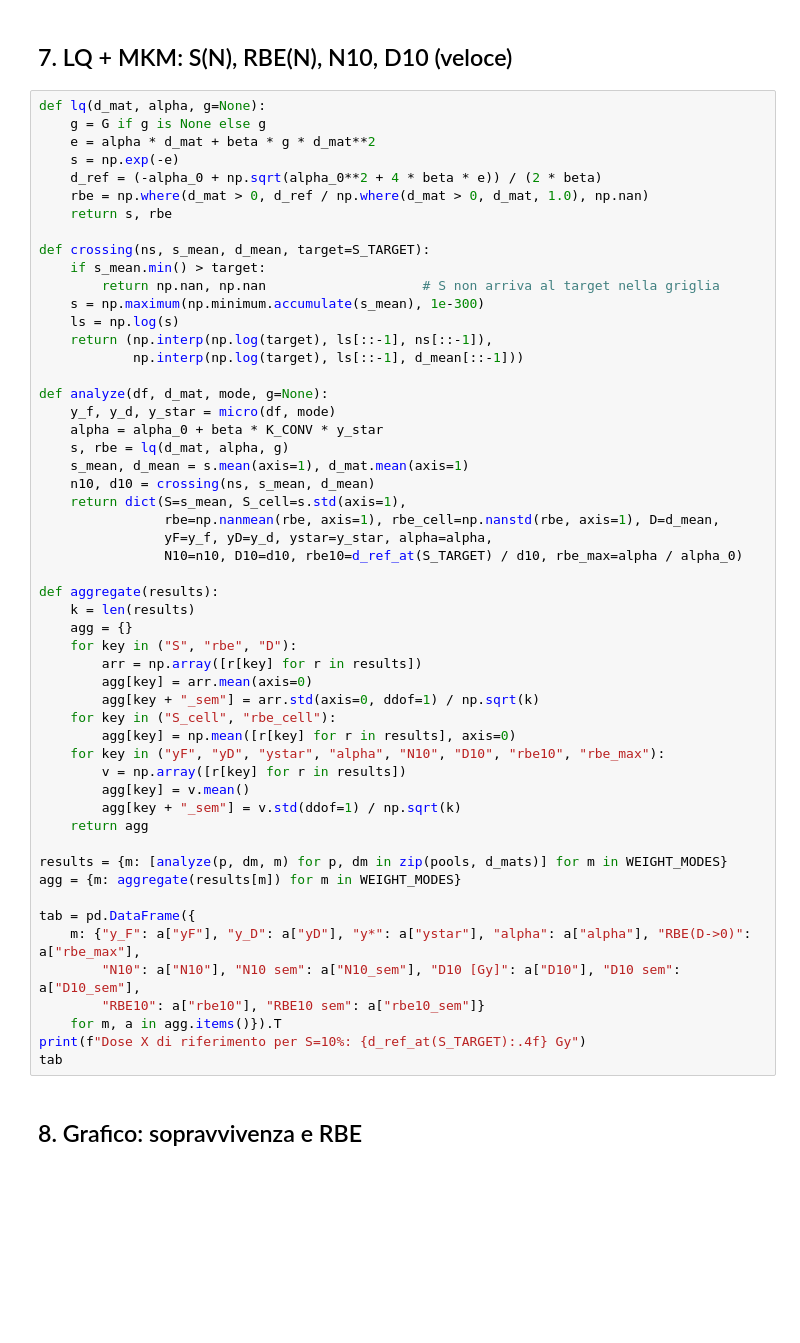
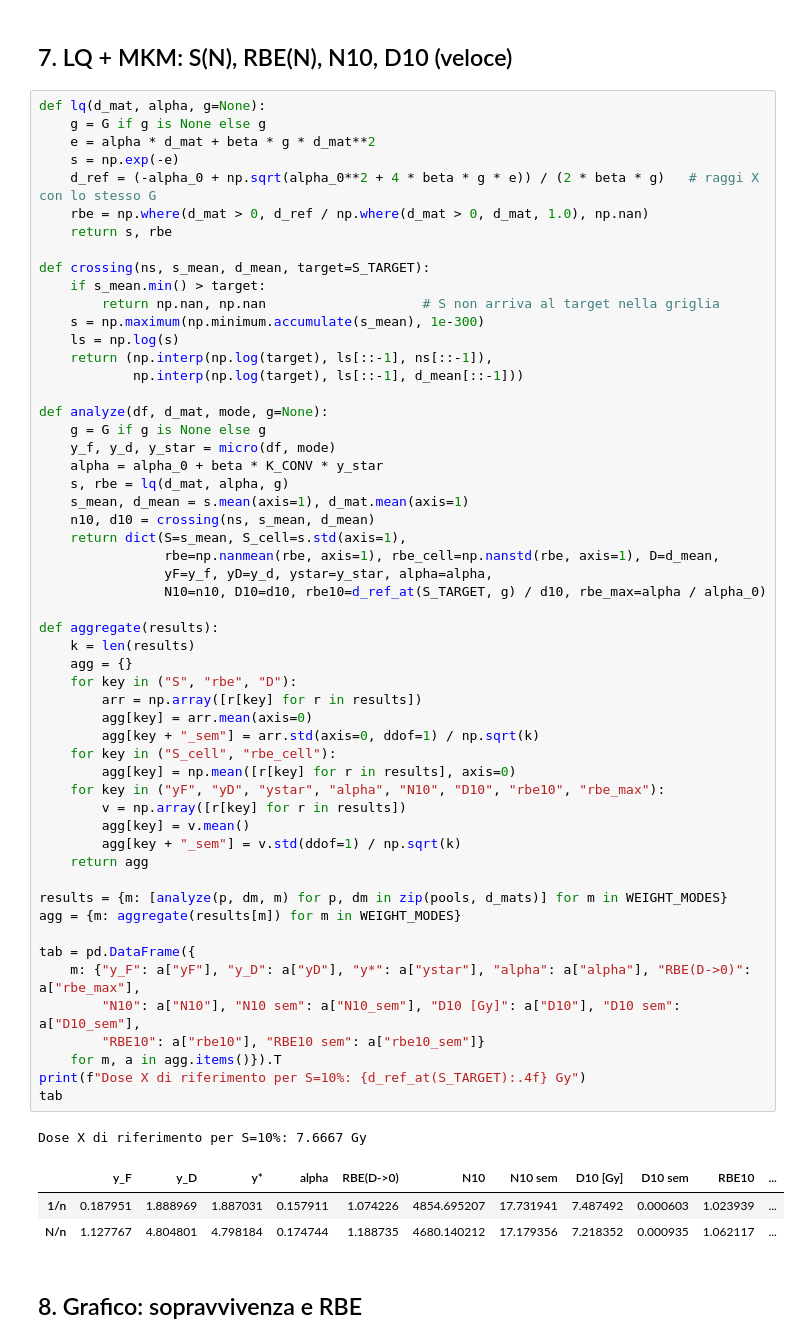
Before and after one commit to michelepascazio28-dot/Rame, a Jupyter notebook: Analisi_Cu64.ipynb, the cells around one changed output. Cells and saved outputs as stored; diff of their text form; blank space fills up the shorter version.

```diff
--- a/Analisi_Cu64.ipynb
+++ b/Analisi_Cu64.ipynb
@@ -158,7 +223,7 @@ def lq(d_mat, alpha, g=None):
     g = G if g is None else g
     e = alpha * d_mat + beta * g * d_mat**2
     s = np.exp(-e)
-    d_ref = (-alpha_0 + np.sqrt(alpha_0**2 + 4 * beta * e)) / (2 * beta)
+    d_ref = (-alpha_0 + np.sqrt(alpha_0**2 + 4 * beta * g * e)) / (2 * beta * g)   # raggi X con lo stesso G
     rbe = np.where(d_mat > 0, d_ref / np.where(d_mat > 0, d_mat, 1.0), np.nan)
     return s, rbe
 
@@ -171,6 +236,7 @@ def crossing(ns, s_mean, d_mean, target=S_TARGET):
             np.interp(np.log(target), ls[::-1], d_mean[::-1]))
 
 def analyze(df, d_mat, mode, g=None):
+    g = G if g is None else g
     y_f, y_d, y_star = micro(df, mode)
     alpha = alpha_0 + beta * K_CONV * y_star
     s, rbe = lq(d_mat, alpha, g)
@@ -178,34 +244,39 @@ def analyze(df, d_mat, mode, g=None):
     n10, d10 = crossing(ns, s_mean, d_mean)
     return dict(S=s_mean, S_cell=s.std(axis=1),
                 rbe=np.nanmean(rbe, axis=1), rbe_cell=np.nanstd(rbe, axis=1), D=d_mean,
                 yF=y_f, yD=y_d, ystar=y_star, alpha=alpha,
-                N10=n10, D10=d10, rbe10=d_ref_at(S_TARGET) / d10, rbe_max=alpha / alpha_0)
+                N10=n10, D10=d10, rbe10=d_ref_at(S_TARGET, g) / d10, rbe_max=alpha / alpha_0)
 
 def aggregate(results):
     k = len(results)
     agg = {}
     for key in ("S", "rbe", "D"):
         arr = np.array([r[key] for r in results])
         agg[key] = arr.mean(axis=0)
         agg[key + "_sem"] = arr.std(axis=0, ddof=1) / np.sqrt(k)
     for key in ("S_cell", "rbe_cell"):
         agg[key] = np.mean([r[key] for r in results], axis=0)
     for key in ("yF", "yD", "ystar", "alpha", "N10", "D10", "rbe10", "rbe_max"):
         v = np.array([r[key] for r in results])
         agg[key] = v.mean()
         agg[key + "_sem"] = v.std(ddof=1) / np.sqrt(k)
     return agg
 
 results = {m: [analyze(p, dm, m) for p, dm in zip(pools, d_mats)] for m in WEIGHT_MODES}
 agg = {m: aggregate(results[m]) for m in WEIGHT_MODES}
 
 tab = pd.DataFrame({
     m: {"y_F": a["yF"], "y_D": a["yD"], "y*": a["ystar"], "alpha": a["alpha"], "RBE(D->0)": a["rbe_max"],
         "N10": a["N10"], "N10 sem": a["N10_sem"], "D10 [Gy]": a["D10"], "D10 sem": a["D10_sem"],
         "RBE10": a["rbe10"], "RBE10 sem": a["rbe10_sem"]}
     for m, a in agg.items()}).T
 print(f"Dose X di riferimento per S=10%: {d_ref_at(S_TARGET):.4f} Gy")
 tab
+# %% [output]
+Dose X di riferimento per S=10%: 7.6667 Gy
+|  | y_F | y_D | y* | alpha | RBE(D->0) | N10 | N10 sem | D10 [Gy] | D10 sem | RBE10 | ... |
+| 1/n | 0.187951 | 1.888969 | 1.887031 | 0.157911 | 1.074226 | 4854.695207 | 17.731941 | 7.487492 | 0.000603 | 1.023939 | ... |
+| N/n | 1.127767 | 4.804801 | 4.798184 | 0.174744 | 1.188735 | 4680.140212 | 17.179356 | 7.218352 | 0.000935 | 1.062117 | ... |
 # %% [markdown]
 ## 8. Grafico: sopravvivenza e RBE
 # %%
```
Also changed, not shown: parts of 15 cells of this notebook, 7 other files.
